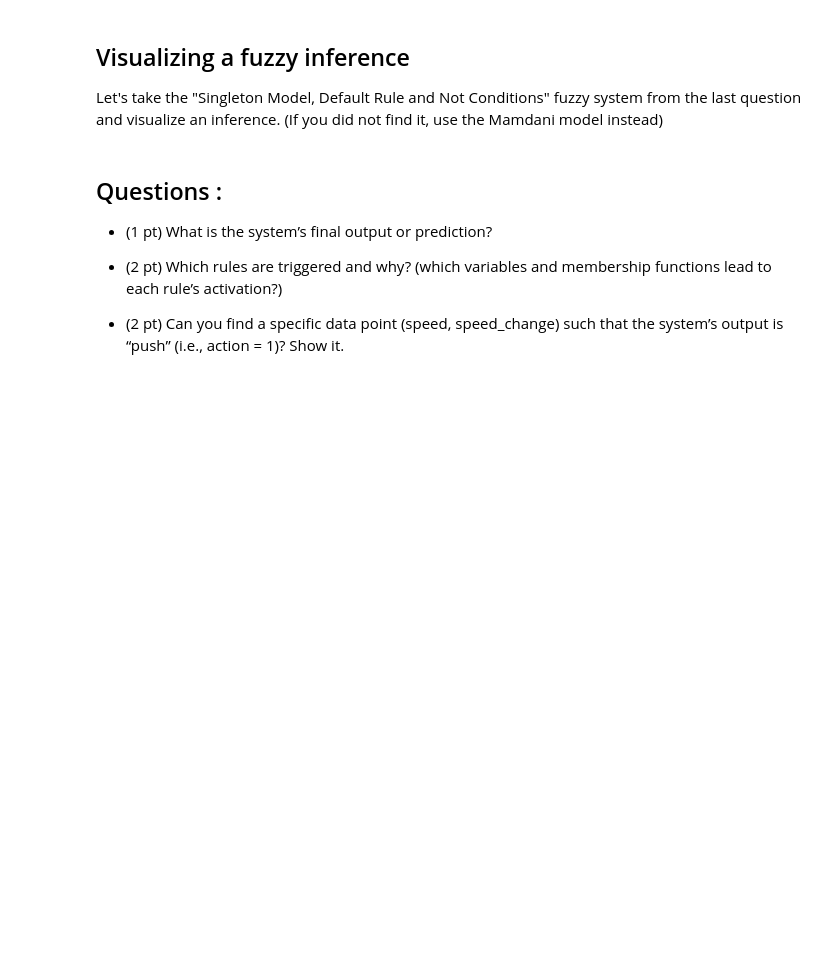
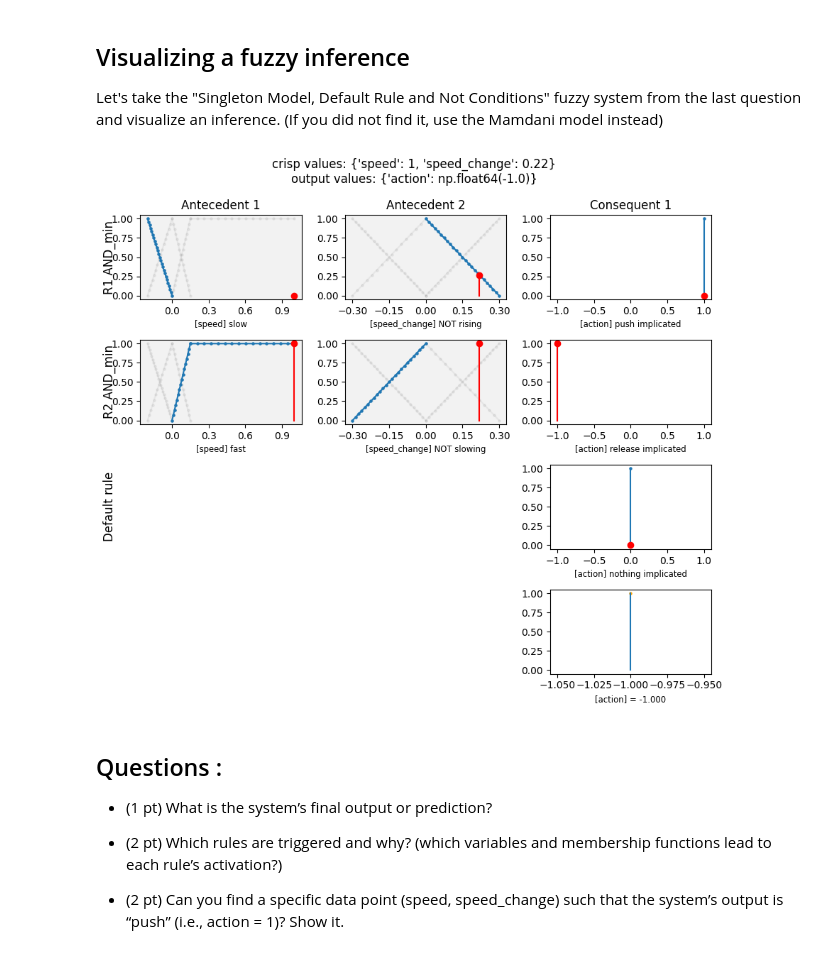
Before and after one commit to Raynobrak/heigvd-labos-xai, a Jupyter notebook: TP2/XAI_TP2_2025_Ançay_Charbonnier.ipynb, the cells around one changed output. Cells and saved outputs as stored; diff of their text form; code cells hidden in the pictures; blank space fills up the shorter version.

```diff
--- a/TP2/XAI_TP2_2025_Ançay_Charbonnier.ipynb
+++ b/TP2/XAI_TP2_2025_Ançay_Charbonnier.ipynb
@@ -278,15 +420,17 @@ Commentaires:
 Let's take the "Singleton Model, Default Rule and Not Conditions" fuzzy system from the last question and visualize an inference.
 (If you did not find it, use the Mamdani model instead)
 # %%
-fis = SingletonFIS(rules=car_rules, default_rule = def_rule)
+fis = SingletonFIS(rules=car_rules, default_rule = default_car_rule)
 
 # data point
 input_values = {'speed': 1, 'speed_change': 0.22}
 # prediction
 fis.predict(input_values)
 # visualisation
 fisv = FISViewer(fis)
 fisv.show()
+# %% [output]
+[figure, added]
 # %% [markdown]
 ## Questions :
 
```
Also changed, not shown: parts of 10 cells of this notebook, 1 other file.
